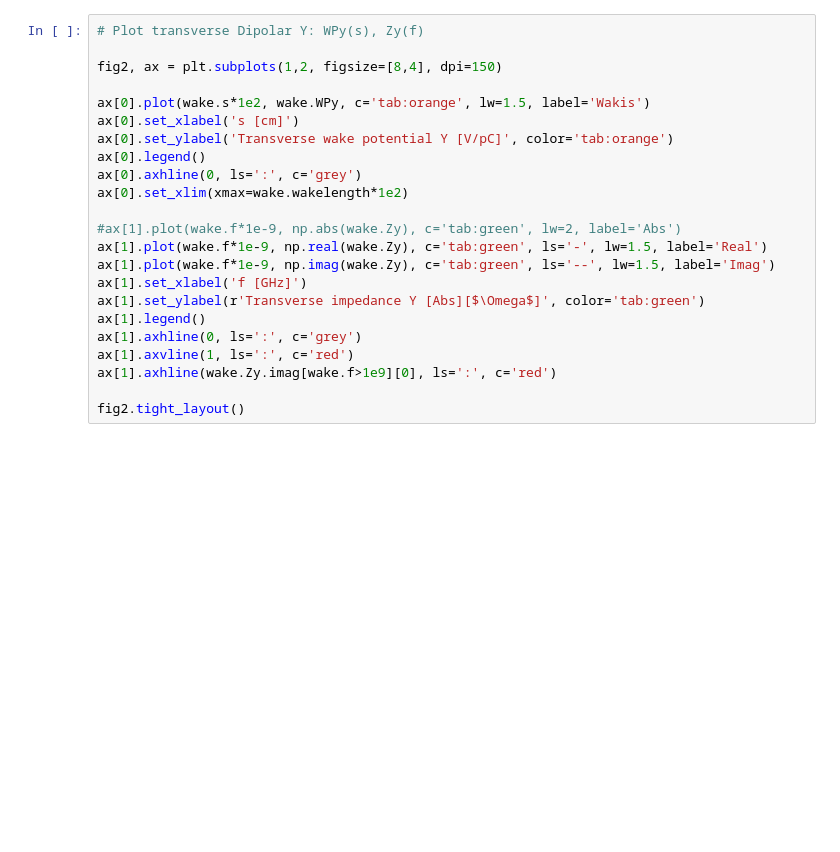
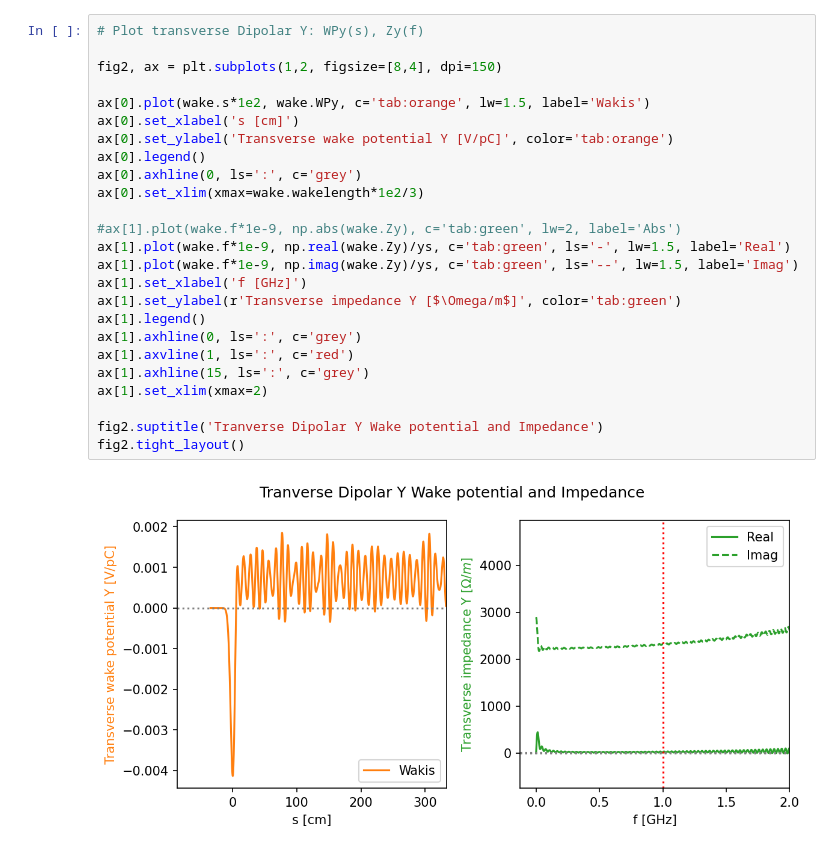
Before and after one commit to JUAS-tutorials/collective-effects-xsuite-tutorials, a Jupyter notebook: Impedance-demo.ipynb, the cells around one changed output. Saved outputs shown, nothing was run; the diff lists cells and outputs as text; blank space fills up the shorter version.

```diff
--- a/Impedance-demo.ipynb
+++ b/Impedance-demo.ipynb
@@ -212,24 +228,28 @@ fig1.tight_layout()
 # %%
 # Plot transverse Dipolar Y: WPy(s), Zy(f)
 
 fig2, ax = plt.subplots(1,2, figsize=[8,4], dpi=150)
 
 ax[0].plot(wake.s*1e2, wake.WPy, c='tab:orange', lw=1.5, label='Wakis')
 ax[0].set_xlabel('s [cm]')
 ax[0].set_ylabel('Transverse wake potential Y [V/pC]', color='tab:orange')
 ax[0].legend()
 ax[0].axhline(0, ls=':', c='grey')
-ax[0].set_xlim(xmax=wake.wakelength*1e2)
+ax[0].set_xlim(xmax=wake.wakelength*1e2/3)
 
 #ax[1].plot(wake.f*1e-9, np.abs(wake.Zy), c='tab:green', lw=2, label='Abs')
-ax[1].plot(wake.f*1e-9, np.real(wake.Zy), c='tab:green', ls='-', lw=1.5, label='Real')
-ax[1].plot(wake.f*1e-9, np.imag(wake.Zy), c='tab:green', ls='--', lw=1.5, label='Imag')
+ax[1].plot(wake.f*1e-9, np.real(wake.Zy)/ys, c='tab:green', ls='-', lw=1.5, label='Real')
+ax[1].plot(wake.f*1e-9, np.imag(wake.Zy)/ys, c='tab:green', ls='--', lw=1.5, label='Imag')
 ax[1].set_xlabel('f [GHz]')
-ax[1].set_ylabel(r'Transverse impedance Y [Abs][$\Omega$]', color='tab:green')
+ax[1].set_ylabel(r'Transverse impedance Y [$\Omega/m$]', color='tab:green')
 ax[1].legend()
 ax[1].axhline(0, ls=':', c='grey')
 ax[1].axvline(1, ls=':', c='red')
-ax[1].axhline(wake.Zy.imag[wake.f>1e9][0], ls=':', c='red')
+ax[1].axhline(15, ls=':', c='grey')
+ax[1].set_xlim(xmax=2)
 
+fig2.suptitle('Tranverse Dipolar Y Wake potential and Impedance')
 fig2.tight_layout()
+# %% [output]
+[figure, added]
 # %% [markdown]
```
Also changed, not shown: parts of 28 cells of this notebook, 8 other files.
